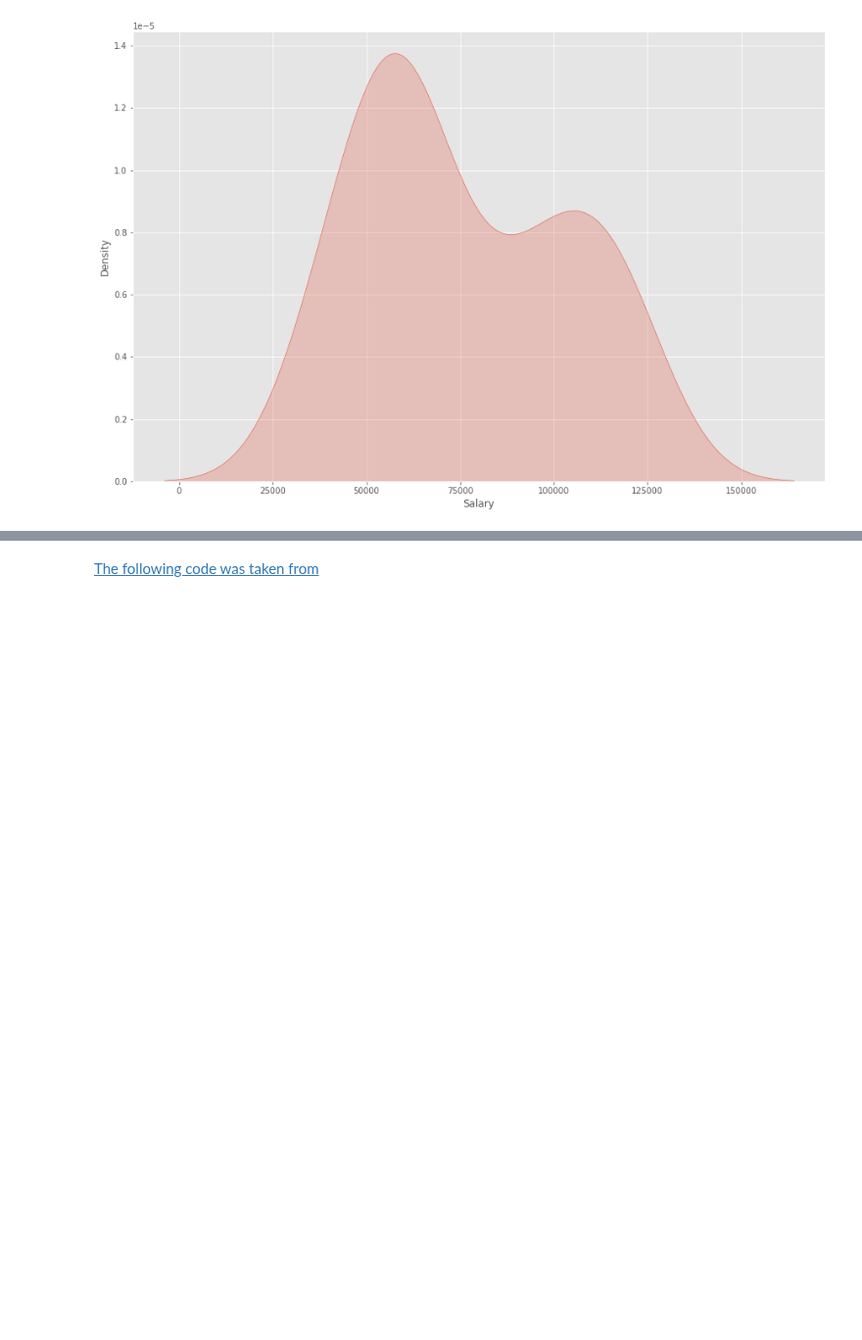
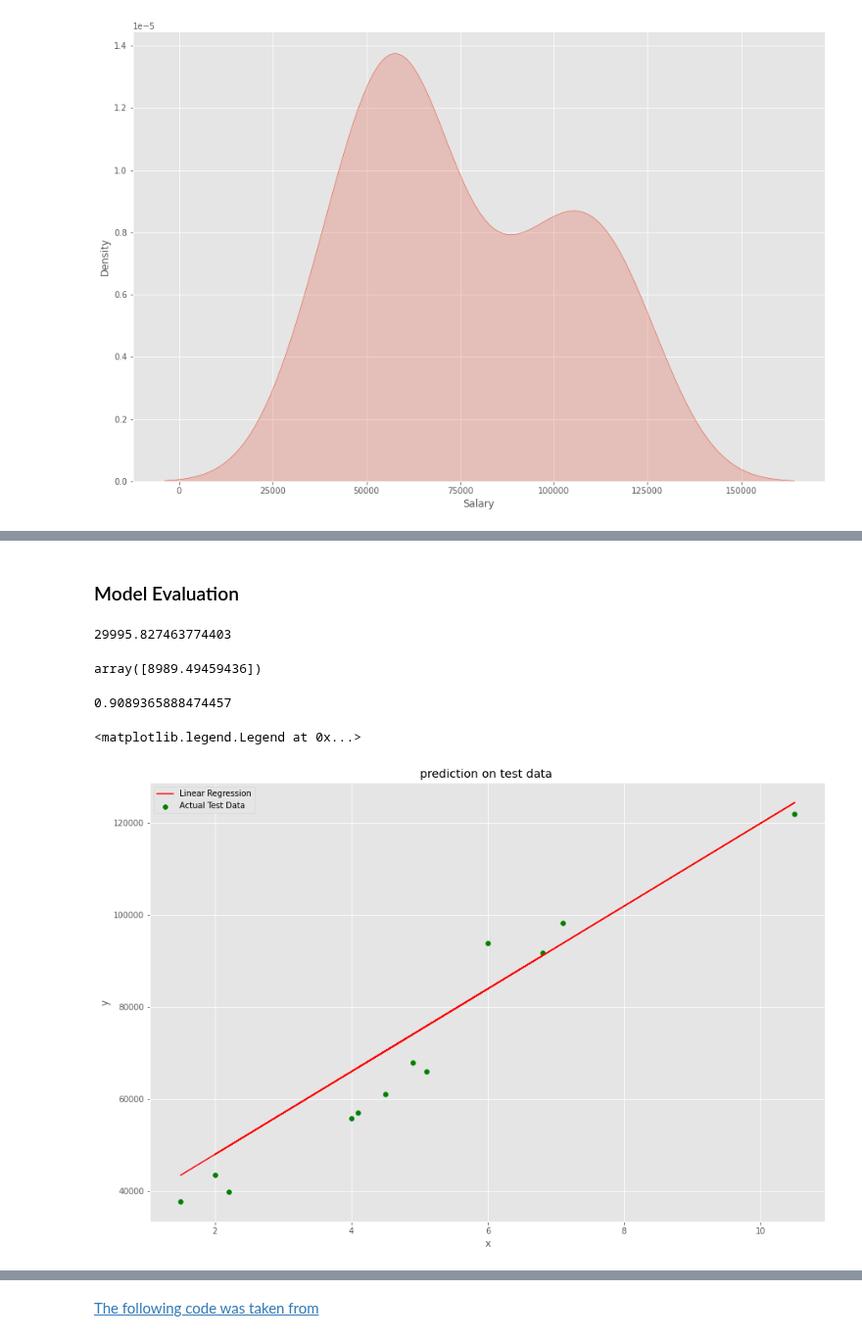
Before and after one commit to kmcd14/MLandStats-assessment, a Jupyter notebook: scikit-learn.ipynb, the cells around one changed output, grey strips where cells are left out. Shown at 98% size. Cells and saved outputs as stored; diff of their text form; code cells hidden in the pictures; blank space fills up the shorter version.

```diff
--- a/scikit-learn.ipynb
+++ b/scikit-learn.ipynb
@@ -744,0 +786,11 @@ sns.kdeplot(sal['Salary'], shade=True)
+# %% [markdown]
+### Model Evaluation
+# %%
+# print the intercept
+lr.intercept_
+# %% [output]
+29995.827463774403
+# %%
+lr.coef_
+# %% [output]
+array([8989.49459436])
@@ -744,0 +801,19 @@ sns.kdeplot(sal['Salary'], shade=True)
+# %%
+# Testing Accuracy
+lr.score(x_test, y_test)
+# %% [output]
+0.9089365888474457
+# %%
+# ploting the prediction of test data
+plt.title('prediction on test data ')
+
+plt.plot(x_test, predictions, label='Linear Regression', color='r')
+plt.scatter(x_test, y_test, label='Actual Test Data', color='g')
+
+plt.xlabel('x')
+plt.ylabel('y')
+
+plt.legend()
+# %% [output]
+<matplotlib.legend.Legend at 0x...>
+[figure, added]
```
Also changed, not shown: parts of 19 cells of this notebook.
